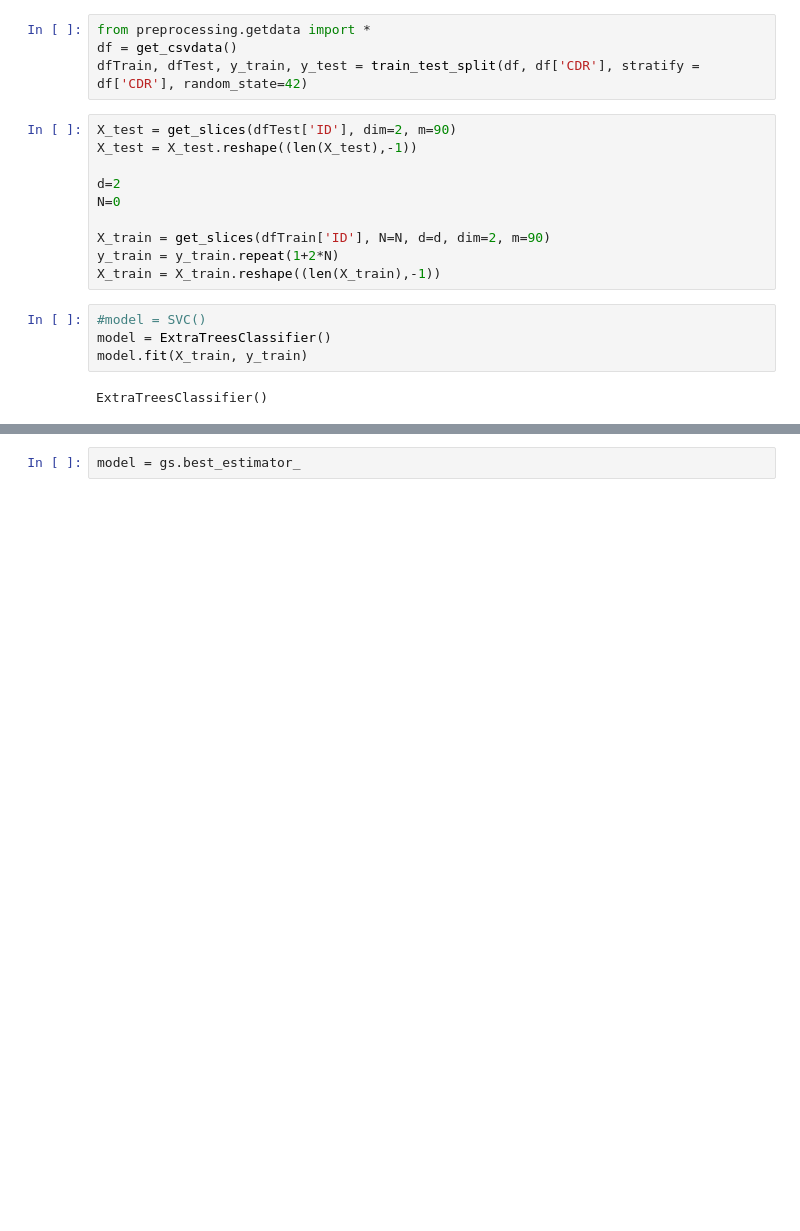
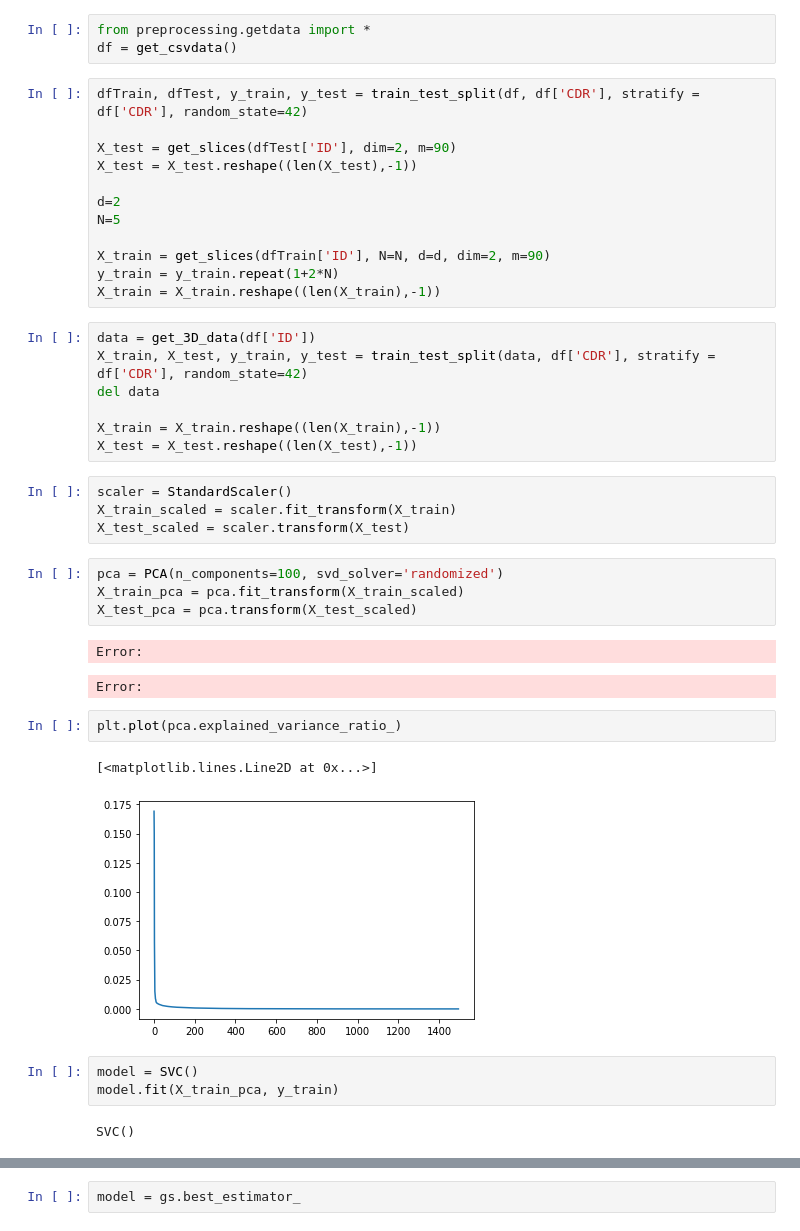
Before and after one commit to tamap94/ds-capstone-alzheimers-, a Jupyter notebook: modelling/Dennis_basicmodels.ipynb, the cells around one changed output, grey strips where cells are left out. Saved outputs shown, nothing was run; the diff lists cells and outputs as text; blank space fills up the shorter version.

```diff
--- a/modelling/Dennis_basicmodels.ipynb
+++ b/modelling/Dennis_basicmodels.ipynb
@@ -16,20 +19,43 @@ np.random.seed(42)
 # %%
 from preprocessing.getdata import *
 df = get_csvdata()
-dfTrain, dfTest, y_train, y_test = train_test_split(df, df['CDR'], stratify = df['CDR'], random_state=42)
 # %%
+dfTrain, dfTest, y_train, y_test = train_test_split(df, df['CDR'], stratify = df['CDR'], random_state=42)
+
 X_test = get_slices(dfTest['ID'], dim=2, m=90)
 X_test = X_test.reshape((len(X_test),-1))
 
 d=2
-N=0
+N=5
 
 X_train = get_slices(dfTrain['ID'], N=N, d=d, dim=2, m=90)
 y_train = y_train.repeat(1+2*N)
 X_train = X_train.reshape((len(X_train),-1))
+# %%
+data = get_3D_data(df['ID'])
+X_train, X_test, y_train, y_test = train_test_split(data, df['CDR'], stratify = df['CDR'], random_state=42)
+del data
+
+X_train = X_train.reshape((len(X_train),-1))
+X_test = X_test.reshape((len(X_test),-1))
+# %%
+scaler = StandardScaler()
+X_train_scaled = scaler.fit_transform(X_train)
+X_test_scaled = scaler.transform(X_test)
+# %%
+pca = PCA(n_components=100, svd_solver='randomized')
+X_train_pca = pca.fit_transform(X_train_scaled)
+X_test_pca = pca.transform(X_test_scaled)
+# %% [output]
+Error:
+Error:
+# %%
+plt.plot(pca.explained_variance_ratio_)
+# %% [output]
+[<matplotlib.lines.Line2D at 0x...>]
+[figure, added]
 # %%
-#model = SVC()
-model = ExtraTreesClassifier()
-model.fit(X_train, y_train)
+model = SVC()
+model.fit(X_train_pca, y_train)
 # %% [output]
-ExtraTreesClassifier()
+SVC()
```
Also changed, not shown: parts of 6 cells of this notebook, 1 other file.
